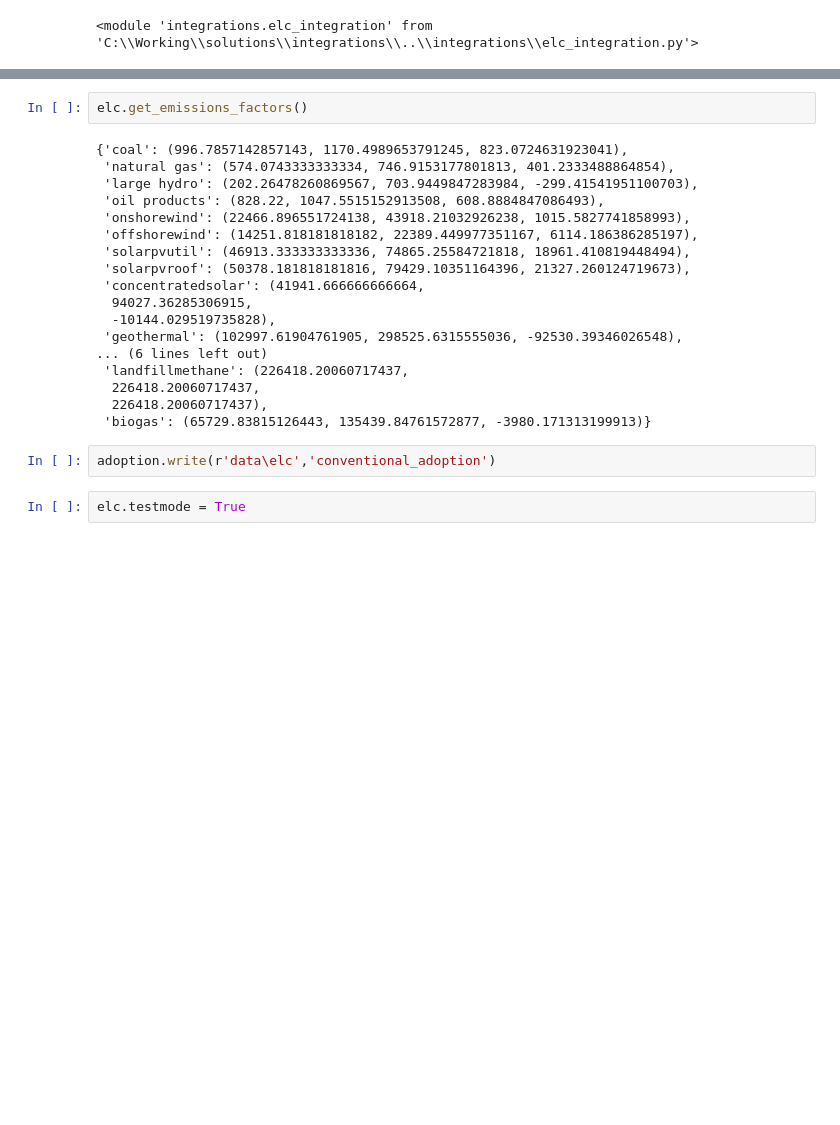
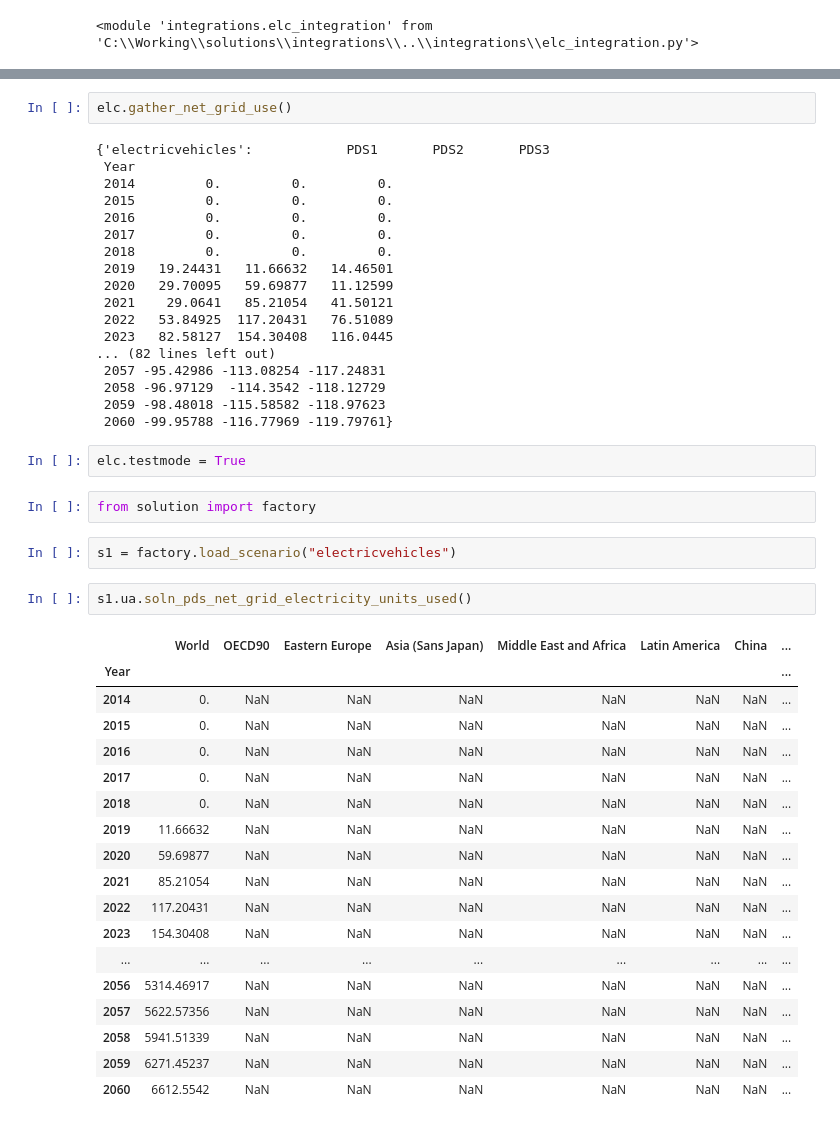
Before and after one commit to ProjectDrawdown/solutions, a Jupyter notebook: integrations/elc_integration.ipynb, the cells around one changed output, grey strips where cells are left out. Drawn from its saved outputs; the diff is of its cells as text; blank space fills up the shorter version.

Commit message:
calculate energy grid impact

```diff
--- a/integrations/elc_integration.ipynb
+++ b/integrations/elc_integration.ipynb
@@ -24,24 +32,47 @@ importlib.reload(elc)
 # %%
-elc.get_emissions_factors()
+elc.gather_net_grid_use()
 # %% [output]
-{'coal': (996.7857142857143, 1170.4989653791245, 823.0724631923041),
- 'natural gas': (574.0743333333334, 746.9153177801813, 401.2333488864854),
- 'large hydro': (202.26478260869567, 703.9449847283984, -299.41541951100703),
- 'oil products': (828.22, 1047.5515152913508, 608.8884847086493),
- 'onshorewind': (22466.896551724138, 43918.21032926238, 1015.5827741858993),
- 'offshorewind': (14251.818181818182, 22389.449977351167, 6114.186386285197),
- 'solarpvutil': (46913.333333333336, 74865.25584721818, 18961.410819448494),
- 'solarpvroof': (50378.181818181816, 79429.10351164396, 21327.260124719673),
- 'concentratedsolar': (41941.666666666664,
-  94027.36285306915,
-  -10144.029519735828),
- 'geothermal': (102997.61904761905, 298525.6315555036, -92530.39346026548),
-... (6 lines left out)
- 'landfillmethane': (226418.20060717437,
-  226418.20060717437,
-  226418.20060717437),
- 'biogas': (65729.83815126443, 135439.84761572877, -3980.171313199913)}
+{'electricvehicles':            PDS1       PDS2       PDS3
+ Year
+ 2014         0.         0.         0.
+ 2015         0.         0.         0.
+ 2016         0.         0.         0.
+ 2017         0.         0.         0.
+ 2018         0.         0.         0.
+ 2019   19.24431   11.66632   14.46501
+ 2020   29.70095   59.69877   11.12599
+ 2021    29.0641   85.21054   41.50121
+ 2022   53.84925  117.20431   76.51089
+ 2023   82.58127  154.30408   116.0445
+... (82 lines left out)
+ 2057 -95.42986 -113.08254 -117.24831
+ 2058 -96.97129  -114.3542 -118.12729
+ 2059 -98.48018 -115.58582 -118.97623
+ 2060 -99.95788 -116.77969 -119.79761}
-# %%
-adoption.write(r'data\elc','conventional_adoption')
 # %%
 elc.testmode = True
+# %%
+from solution import factory
+# %%
+s1 = factory.load_scenario("electricvehicles")
+# %%
+s1.ua.soln_pds_net_grid_electricity_units_used()
+# %% [output]
+|  | World | OECD90 | Eastern Europe | Asia (Sans Japan) | Middle East and Africa | Latin America | China | ... |
+| Year |  |  |  |  |  |  |  | ... |
+| 2014 | 0. | NaN | NaN | NaN | NaN | NaN | NaN | ... |
+| 2015 | 0. | NaN | NaN | NaN | NaN | NaN | NaN | ... |
+| 2016 | 0. | NaN | NaN | NaN | NaN | NaN | NaN | ... |
+| 2017 | 0. | NaN | NaN | NaN | NaN | NaN | NaN | ... |
+| 2018 | 0. | NaN | NaN | NaN | NaN | NaN | NaN | ... |
+| 2019 | 11.66632 | NaN | NaN | NaN | NaN | NaN | NaN | ... |
+| 2020 | 59.69877 | NaN | NaN | NaN | NaN | NaN | NaN | ... |
+| 2021 | 85.21054 | NaN | NaN | NaN | NaN | NaN | NaN | ... |
+| 2022 | 117.20431 | NaN | NaN | NaN | NaN | NaN | NaN | ... |
+| 2023 | 154.30408 | NaN | NaN | NaN | NaN | NaN | NaN | ... |
+| ... | ... | ... | ... | ... | ... | ... | ... | ... |
+| 2056 | 5314.46917 | NaN | NaN | NaN | NaN | NaN | NaN | ... |
+| 2057 | 5622.57356 | NaN | NaN | NaN | NaN | NaN | NaN | ... |
+| 2058 | 5941.51339 | NaN | NaN | NaN | NaN | NaN | NaN | ... |
+| 2059 | 6271.45237 | NaN | NaN | NaN | NaN | NaN | NaN | ... |
+| 2060 | 6612.5542 | NaN | NaN | NaN | NaN | NaN | NaN | ... |
```
Also changed, not shown: parts of 1 cell of this notebook, 2 other files.
